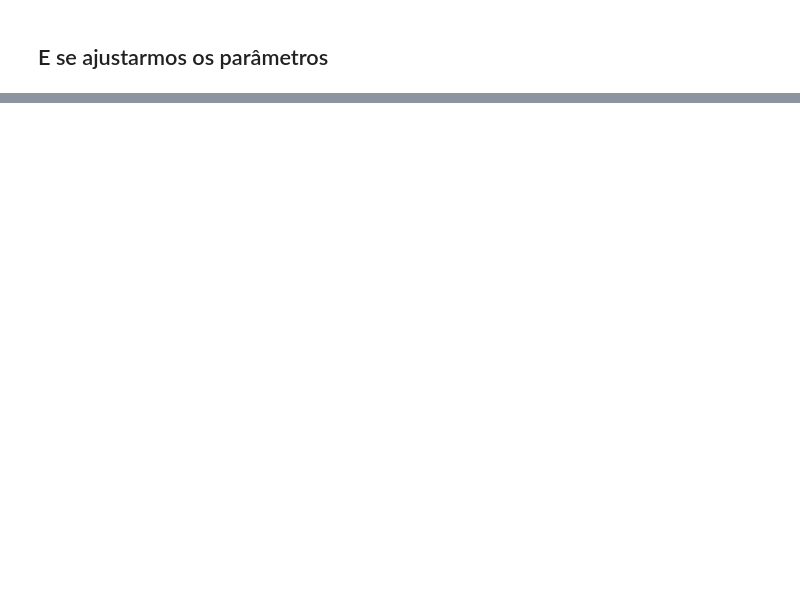
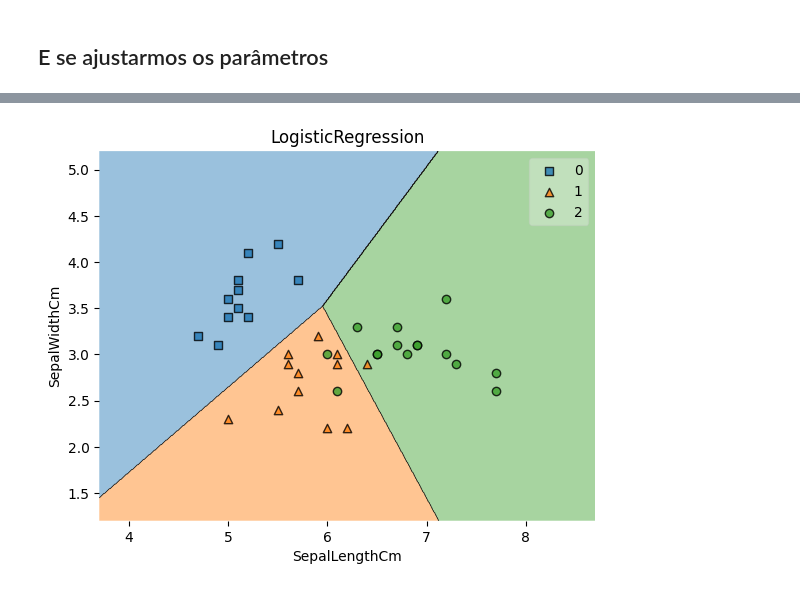
Before and after one commit to johnattandouglas/monitoria-ml, a Jupyter notebook: AM I/06a - regressao_logistica.ipynb, the cells around one changed output, grey strips where cells are left out. Drawn from its saved outputs; the diff is of its cells as text; code cells hidden in the pictures; blank space fills up the shorter version.

```diff
--- a/AM I/06a - regressao_logistica.ipynb
+++ b/AM I/06a - regressao_logistica.ipynb
@@ -126,0 +155,11 @@ weighted avg       0.95      0.95      0.95        38
+# %%
+model = LogisticRegression()
+
+#treinando o modelo
+model.fit(X_train, y_train)
+
+#predição
+y_pred = model.predict(X_test)
+
+#Resultados do classificador
+print(classification_report(y_test, y_pred))
@@ -126,0 +176,4 @@ weighted avg       0.95      0.95      0.95        38
+# %%
+show_decision_region(X_test, y_test, model)
+# %% [output]
+[figure, added]
```
Also changed, not shown: parts of 9 cells of this notebook, 1 other file.
